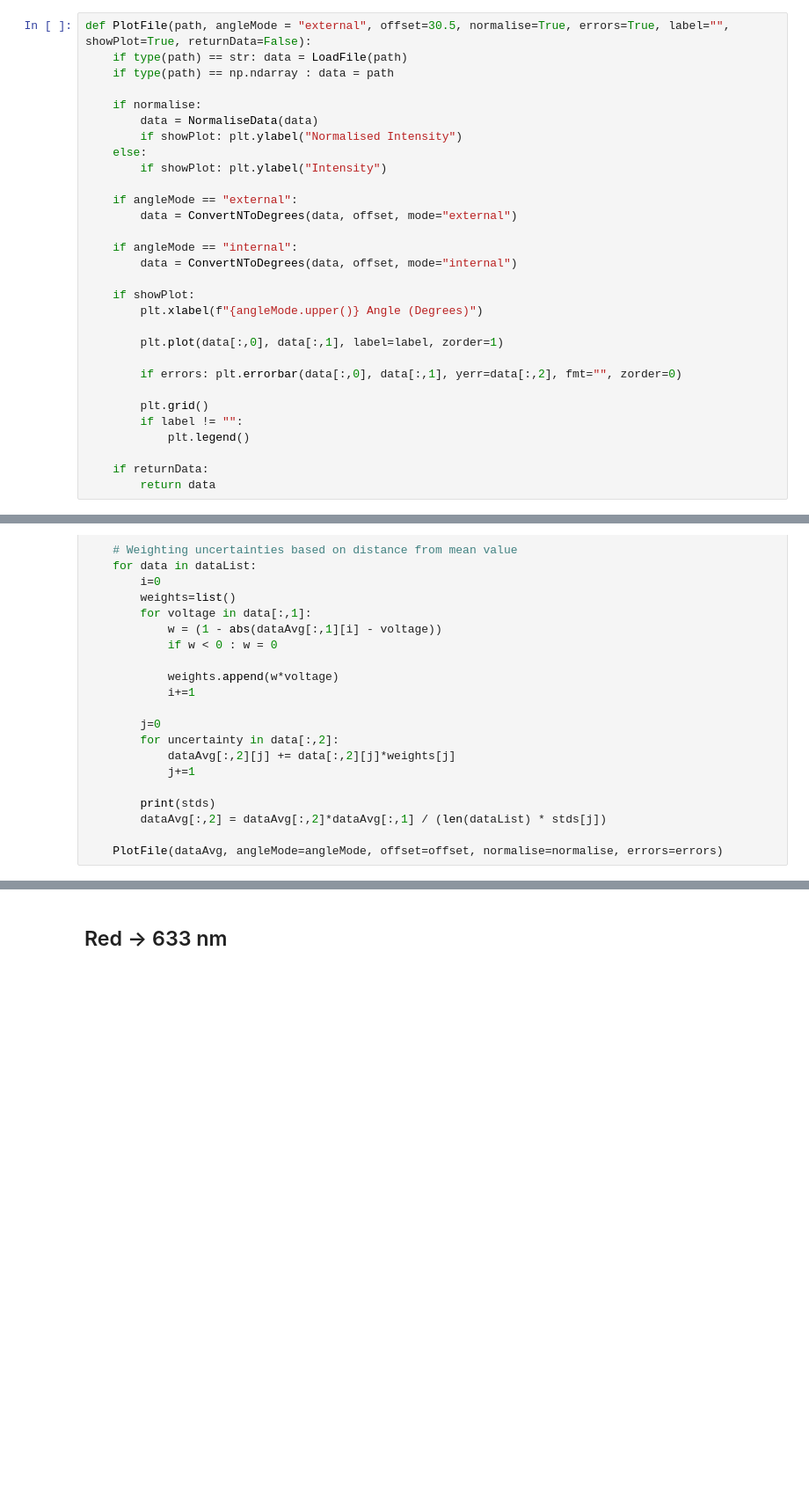
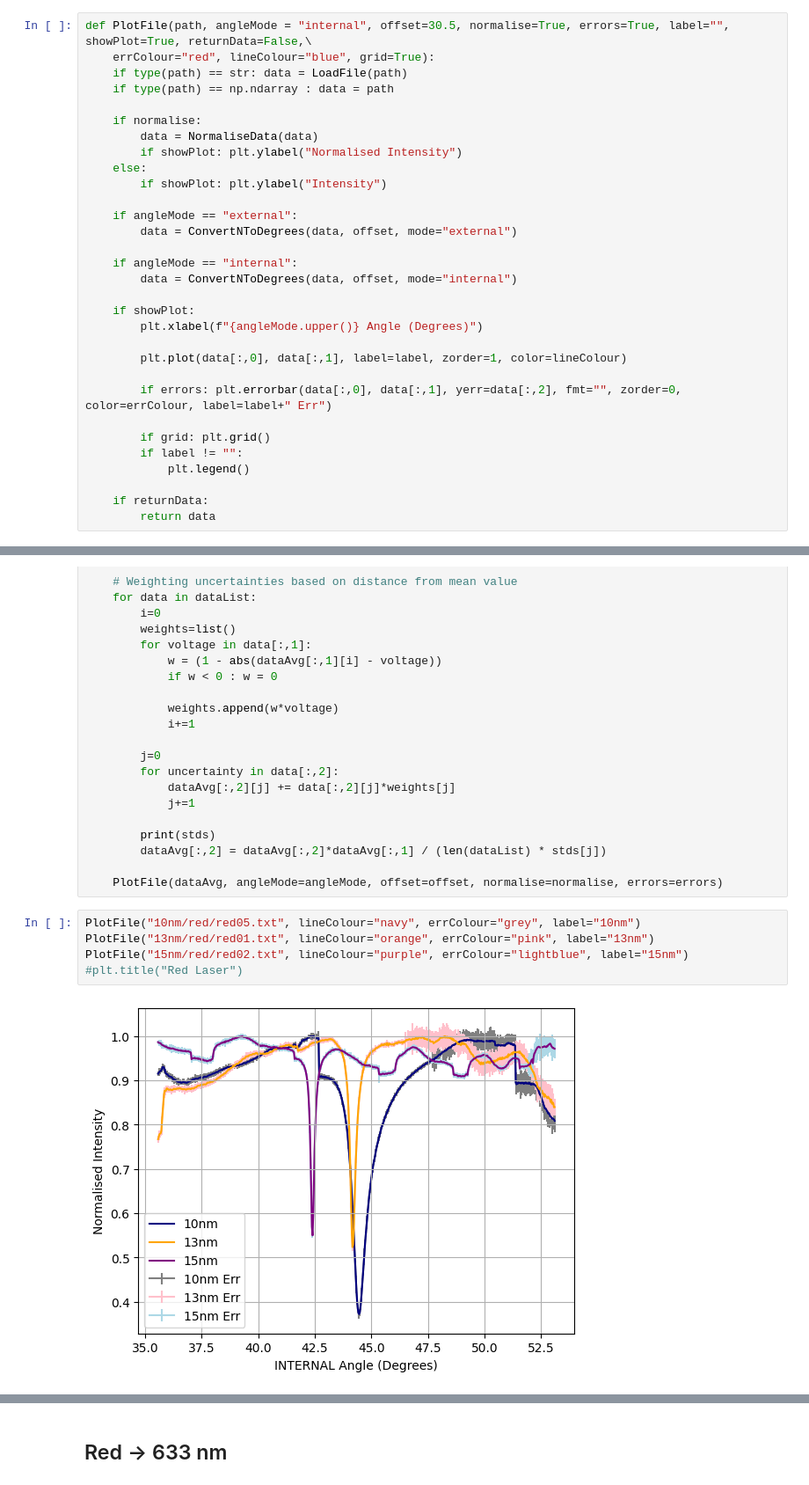
Before and after one commit to daraghhollman/UCD_PASS_Labs, a Jupyter notebook: Surface_Plasmons/Python/surfacePlasmonsAnalysis.ipynb, the cells around one changed output, grey strips where cells are left out. Shown at 88% size. Cells and saved outputs as stored; diff of their text form; blank space fills up the shorter version.

Commit message:
Some images

```diff
--- a/Surface_Plasmons/Python/surfacePlasmonsAnalysis.ipynb
+++ b/Surface_Plasmons/Python/surfacePlasmonsAnalysis.ipynb
@@ -62,7 +62,8 @@ def NormaliseData(data):
     data[:,1] = [el / maxVal for el in data[:,1]]
     return data
 # %%
-def PlotFile(path, angleMode = "external", offset=30.5, normalise=True, errors=True, label="", showPlot=True, returnData=False):
+def PlotFile(path, angleMode = "internal", offset=30.5, normalise=True, errors=True, label="", showPlot=True, returnData=False,\
+    errColour="red", lineColour="blue", grid=True):
     if type(path) == str: data = LoadFile(path)
     if type(path) == np.ndarray : data = path
 
@@ -81,11 +82,11 @@ def PlotFile(path, angleMode = "external", offset=30.5, normalise=True, errors=T
     if showPlot:
         plt.xlabel(f"{angleMode.upper()} Angle (Degrees)")
 
-        plt.plot(data[:,0], data[:,1], label=label, zorder=1)
+        plt.plot(data[:,0], data[:,1], label=label, zorder=1, color=lineColour)
 
-        if errors: plt.errorbar(data[:,0], data[:,1], yerr=data[:,2], fmt="", zorder=0)
+        if errors: plt.errorbar(data[:,0], data[:,1], yerr=data[:,2], fmt="", zorder=0, color=errColour, label=label+" Err")
 
-        plt.grid()
+        if grid: plt.grid()
         if label != "":
             plt.legend()
 
@@ -136,3 +137,10 @@ def PlotAverageFiles(pathList, angleMode="external", offset=0, normalise=True, e
         dataAvg[:,2] = dataAvg[:,2]*dataAvg[:,1] / (len(dataList) * stds[j])
 
     PlotFile(dataAvg, angleMode=angleMode, offset=offset, normalise=normalise, errors=errors)
+# %%
+PlotFile("10nm/red/red05.txt", lineColour="navy", errColour="grey", label="10nm")
+PlotFile("13nm/red/red01.txt", lineColour="orange", errColour="pink", label="13nm")
+PlotFile("15nm/red/red02.txt", lineColour="purple", errColour="lightblue", label="15nm")
+#plt.title("Red Laser")
+# %% [output]
+[figure, added]
```
Also changed, not shown: parts of 2 cells of this notebook, 3 other files.
